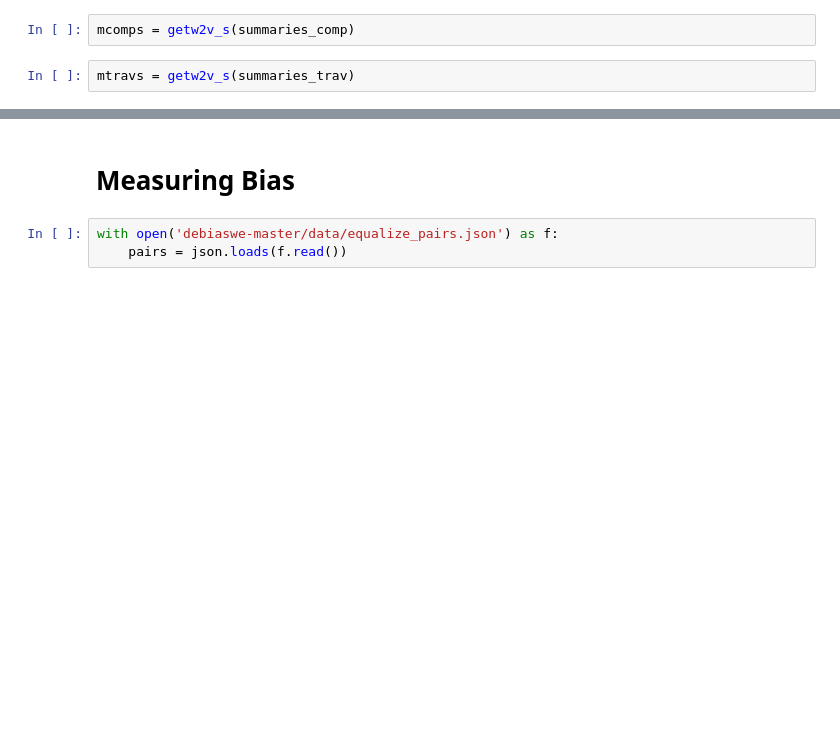
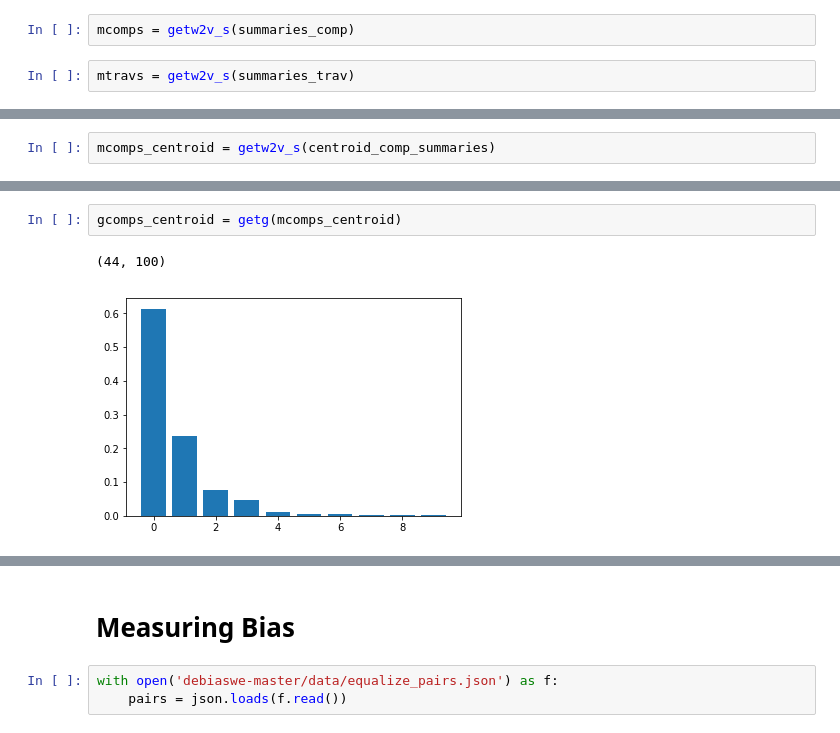
Before and after one commit to mjiang9/COS497, a Jupyter notebook: Thesis-Copy1.ipynb, the cells around one changed output, grey strips where cells are left out. Saved outputs shown, nothing was run; the diff lists cells and outputs as text; blank space fills up the shorter version.

```diff
--- a/Thesis-Copy1.ipynb
+++ b/Thesis-Copy1.ipynb
@@ -312,0 +379,2 @@ mtravs = getw2v_s(summaries_trav)
+# %%
+mcomps_centroid = getw2v_s(centroid_comp_summaries)
@@ -312,0 +388,5 @@ mtravs = getw2v_s(summaries_trav)
+# %%
+gcomps_centroid = getg(mcomps_centroid)
+# %% [output]
+(44, 100)
+[figure, added]
```
Also changed, not shown: parts of 87 cells of this notebook.
